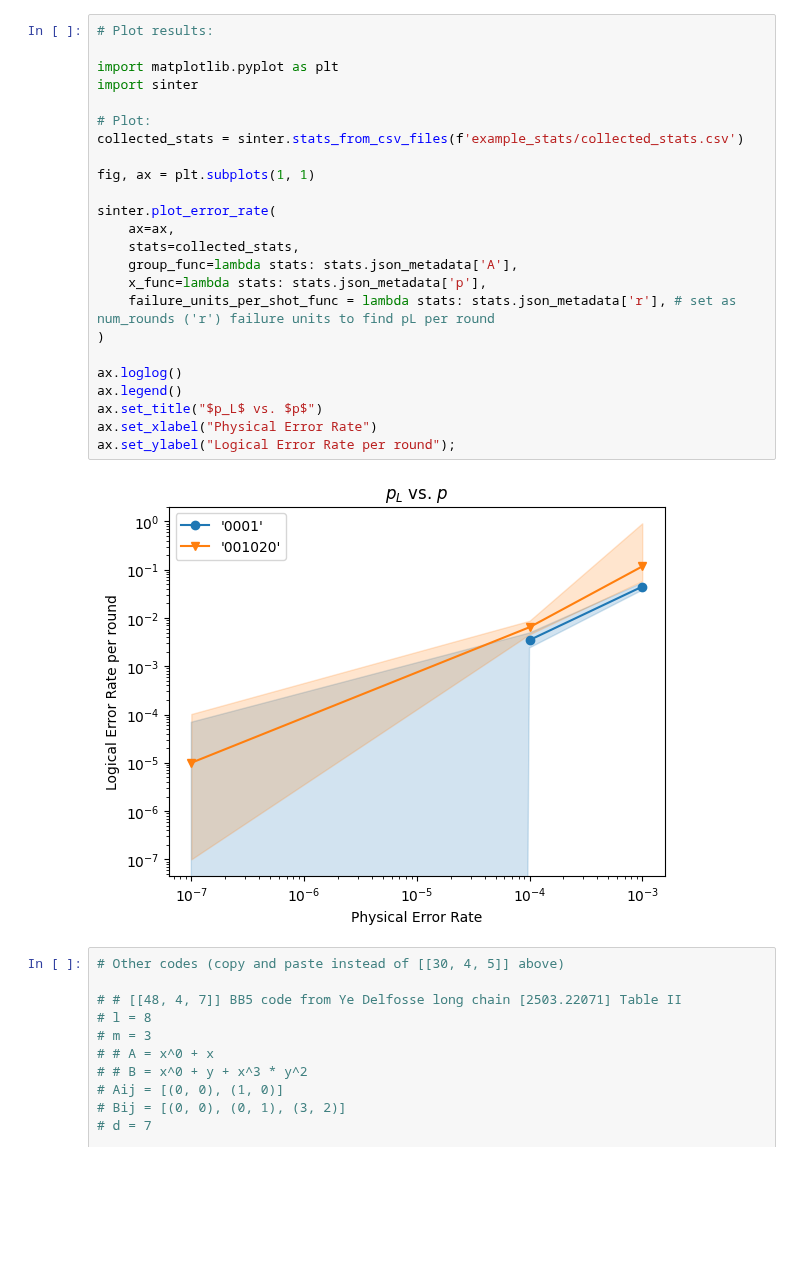
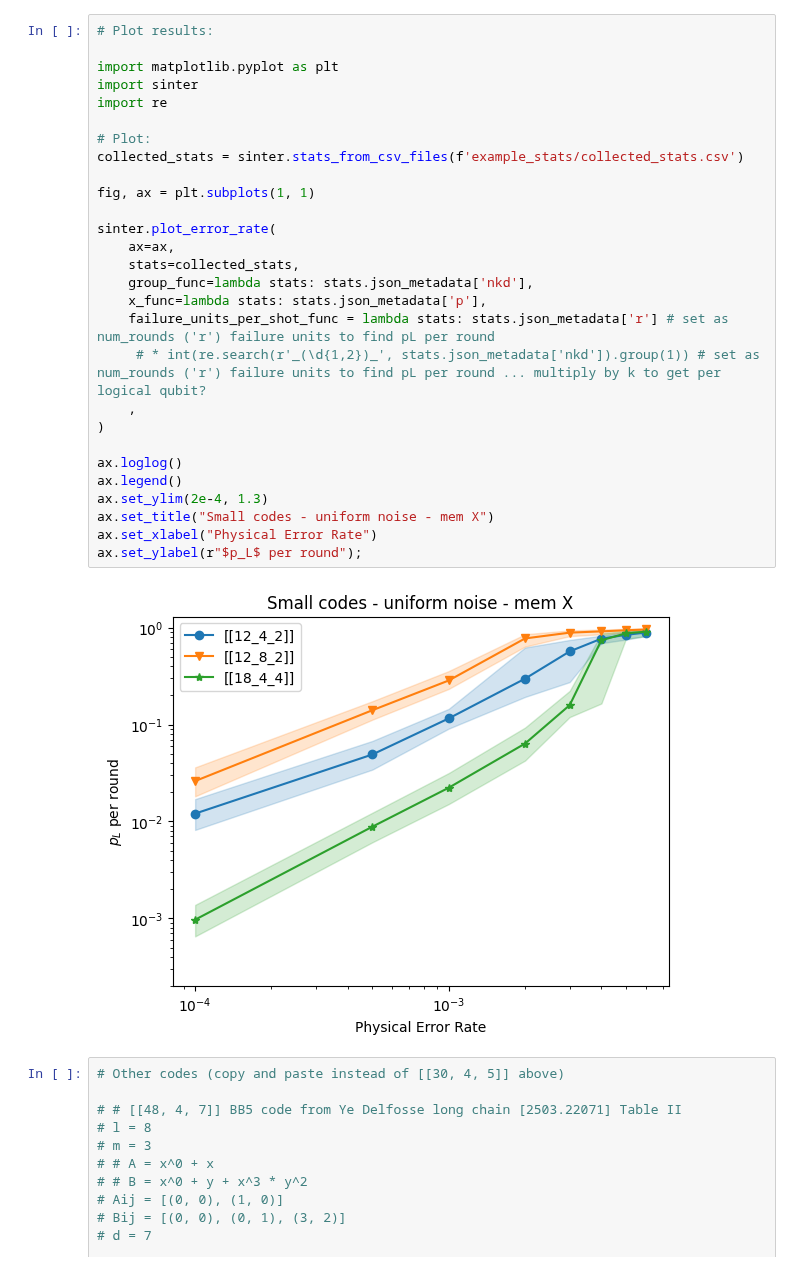
Before and after one commit to wamud/bb-ions, a Jupyter notebook: examples/other codes example.ipynb, the cells around one changed output. Cells and saved outputs as stored; diff of their text form; blank space fills up the shorter version.

Commit message:
plotted smallest BB codes

```diff
--- a/examples/other codes example.ipynb
+++ b/examples/other codes example.ipynb
@@ -103,29 +99,33 @@ samples = sinter.collect(
 # %%
 # Plot results:
 
 import matplotlib.pyplot as plt
 import sinter
+import re
 
 # Plot:
 collected_stats = sinter.stats_from_csv_files(f'example_stats/collected_stats.csv')
 
 fig, ax = plt.subplots(1, 1)
 
 sinter.plot_error_rate(
     ax=ax,
     stats=collected_stats,
-    group_func=lambda stats: stats.json_metadata['A'],
+    group_func=lambda stats: stats.json_metadata['nkd'],
     x_func=lambda stats: stats.json_metadata['p'],
-    failure_units_per_shot_func = lambda stats: stats.json_metadata['r'], # set as num_rounds ('r') failure units to find pL per round
+    failure_units_per_shot_func = lambda stats: stats.json_metadata['r'] # set as num_rounds ('r') failure units to find pL per round
+     # * int(re.search(r'_(\d{1,2})_', stats.json_metadata['nkd']).group(1)) # set as num_rounds ('r') failure units to find pL per round ... multiply by k to get per logical qubit?
+    ,
 )
 
 ax.loglog()
 ax.legend()
-ax.set_title("$p_L$ vs. $p$")
+ax.set_ylim(2e-4, 1.3)
+ax.set_title("Small codes - uniform noise - mem X")
 ax.set_xlabel("Physical Error Rate")
-ax.set_ylabel("Logical Error Rate per round");
+ax.set_ylabel(r"$p_L$ per round");
 # %% [output]
-[figure, old version]
+[figure, new version]
 # %%
 # Other codes (copy and paste instead of [[30, 4, 5]] above)
 
```
Also changed, not shown: parts of 2 cells of this notebook, 2 other files.
